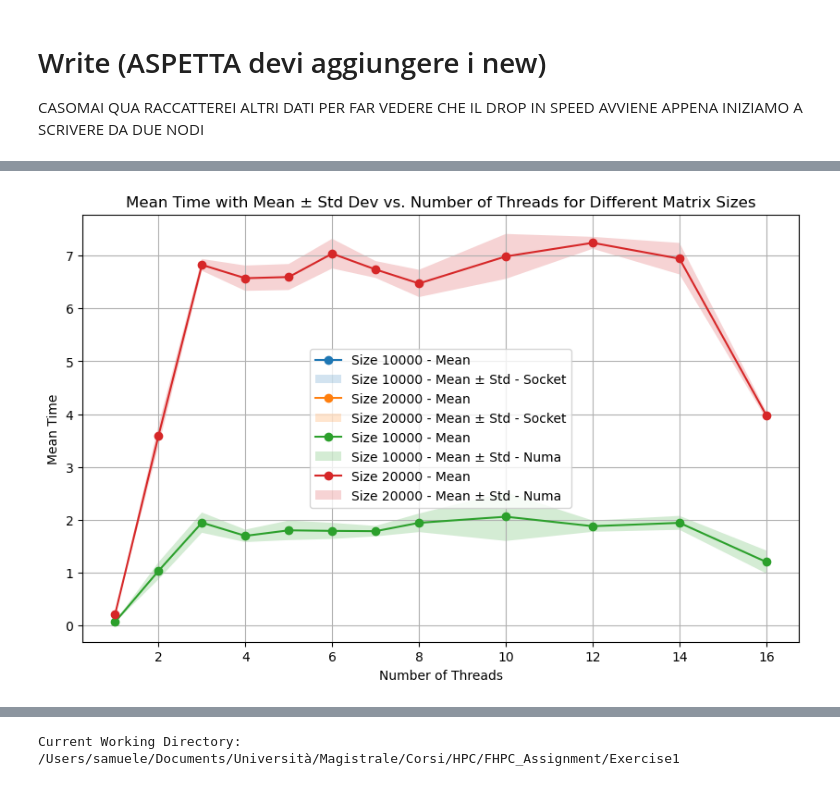
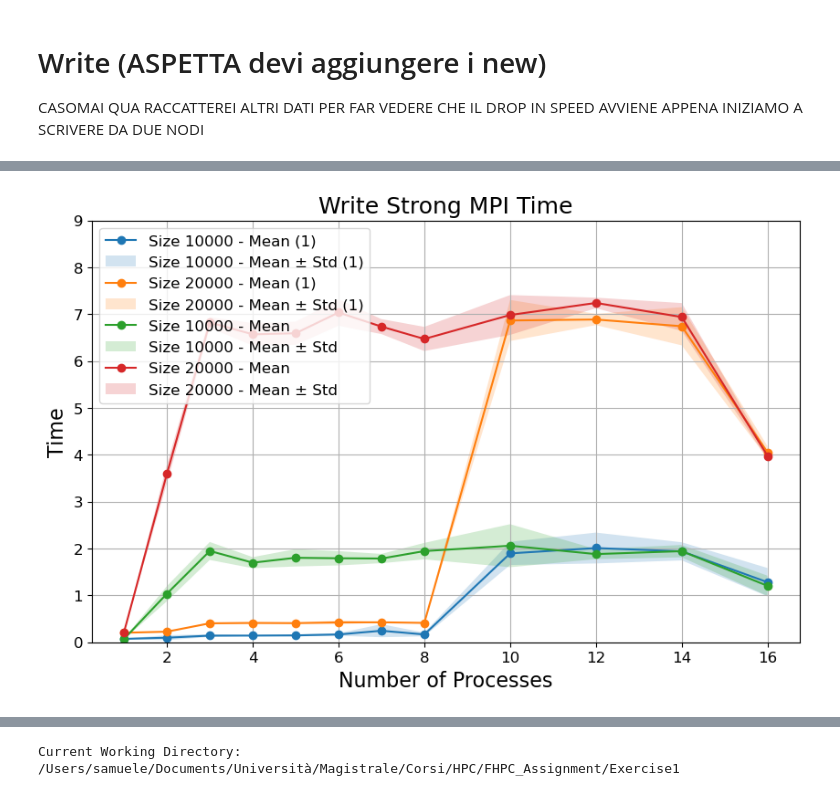
Before and after one commit to SDavenia/FHPC_Assignment, a Jupyter notebook: Exercise1/analysis1.ipynb, the cells around one changed output, grey strips where cells are left out. Drawn from its saved outputs; the diff is of its cells as text; code cells hidden in the pictures.

```diff
--- a/Exercise1/analysis1.ipynb
+++ b/Exercise1/analysis1.ipynb
@@ -816,7 +830,10 @@ CASOMAI QUA RACCATTEREI ALTRI DATI PER FAR VEDERE CHE IL DROP IN SPEED AVVIENE A
 # %%
 df_initialize_write = df[df['section']=='initialization_write']
 
-grouped_df_initialize_write = df_initialize_write.groupby(['size', 'processes', 'type'])['time'].agg(['mean', 'std']).reset_index()
+grouped_df_initialize_write = df_initialize_write.groupby(['size', 'processes', 'type', 'new'])['time'].agg(['mean', 'std']).reset_index()
 grouped_df_initialize_write = grouped_df_initialize_write.rename(columns={'mean': 'mean_time', 'std': 'std_time'})
-grouped_df_initialize_write = grouped_df_initialize_write.groupby('size', group_keys=False).apply(calculate_speedup).reset_index(drop=True)
-grouped_df_initialize_write
+grouped_df_initialize_write_new = grouped_df_initialize_write[grouped_df_initialize_write['new']=='yes']
+grouped_df_initialize_write_new = grouped_df_initialize_write_new.groupby('size', group_keys=False).apply(calculate_speedup).reset_index(drop=True)
+
+grouped_df_initialize_write_old = grouped_df_initialize_write[grouped_df_initialize_write['new']=='no']
+grouped_df_initialize_write_old = grouped_df_initialize_write_old.groupby('size', group_keys=False).apply(calculate_speedup).reset_index(drop=True)
@@ -841,50 +840,56 @@ grouped_df_initialize_write
 # %%
-import pandas as pd
-import matplotlib.pyplot as plt
+# Separate the DataFrame into subsets based on size
+df_10000_new = grouped_df_initialize_write_new[(grouped_df_initialize_write_new['size'] == 10000)]
+df_20000_new= grouped_df_initialize_write_new[(grouped_df_initialize_write_new['size'] == 20000)]
 
-# Assuming you already have your DataFrame, let's call it 'df'
-
-# Separate the DataFrame into two subsets based on size
-
-# Separate the DataFrame into two subsets based on size
-df_10000_socket = grouped_df_initialize_write[(grouped_df_initialize_write['size'] == 10000) & (grouped_df_initialize_write['type'] == 'socket')]
-df_20000_socket = grouped_df_initialize_write[(grouped_df_initialize_write['size'] == 20000) & (grouped_df_initialize_write['type'] == 'socket')]
-
-df_10000_numa = grouped_df_initialize_write[(grouped_df_initialize_write['size'] == 10000) & (grouped_df_initialize_write['type'] == 'numa')]
-df_20000_numa = grouped_df_initialize_write[(grouped_df_initialize_write['size'] == 20000) & (grouped_df_initialize_write['type'] == 'numa')]
-
+df_10000_old = grouped_df_initialize_write_old[(grouped_df_initialize_write_old['size'] == 10000)]
+df_20000_old= grouped_df_initialize_write_old[(grouped_df_initialize_write_old['size'] == 20000)]
 # Create the plot
 plt.figure(figsize=(10, 6))
 
 # Plot for size 10000
-plt.plot(df_10000_socket['processes'], df_10000_socket['mean_time'], label='Size 10000 - Mean', marker='o')
-plt.fill_between(df_10000_socket['processes'], df_10000_socket['mean_time'] - df_10000_socket['std_time'], df_10000_socket['mean_time'] + df_10000_socket['std_time'], alpha=0.2, label='Size 10000 - Mean ± Std - Socket')
+#plt.plot(df_10000_socket['processes'], df_10000_socket['mean_time'], label='Size 10000 - Mean', marker='o')
+#plt.fill_between(df_10000_socket['processes'], df_10000_socket['mean_time'] - df_10000_socket['std_time'], df_10000_socket['mean_time'] + df_10000_socket['std_time'], alpha=0.2, label='Size 10000 - Mean ± Std - Socket')
 
 # Plot for size 20000
-plt.plot(df_20000_socket['processes'], df_20000_socket['mean_time'], label='Size 20000 - Mean', marker='o')
-plt.fill_between(df_20000_socket['processes'], df_20000_socket['mean_time'] - df_20000_socket['std_time'], df_20000_socket['mean_time'] + df_20000_socket['std_time'], alpha=0.2, label='Size 20000 - Mean ± Std - Socket')
+#plt.plot(df_20000_socket['processes'], df_20000_socket['mean_time'], label='Size 20000 - Mean', marker='o')
+#plt.fill_between(df_20000_socket['processes'], df_20000_socket['mean_time'] - df_20000_socket['std_time'], df_20000_socket['mean_time'] + df_20000_socket['std_time'], alpha=0.2, label='Size 20000 - Mean ± Std - Socket')
 
 # Plot for size 10000
-plt.plot(df_10000_numa['processes'], df_10000_numa['mean_time'], label='Size 10000 - Mean', marker='o')
-plt.fill_between(df_10000_numa['processes'], df_10000_numa['mean_time'] - df_10000_numa['std_time'], df_10000_numa['mean_time'] + df_10000_numa['std_time'], alpha=0.2, label='Size 10000 - Mean ± Std - Numa')
+plt.plot(df_10000_new['processes'], df_10000_new['mean_time'], label='Size 10000 - Mean (1)', marker='o')
+plt.fill_between(df_10000_new['processes'], df_10000_new['mean_time'] - df_10000_new['std_time'], df_10000_new['mean_time'] + df_10000_new['std_time'], alpha=0.2, label='Size 10000 - Mean ± Std (1)')
 
 # Plot for size 20000
-plt.plot(df_20000_numa['processes'], df_20000_numa['mean_time'], label='Size 20000 - Mean', marker='o')
-plt.fill_between(df_20000_numa['processes'], df_20000_numa['mean_time'] - df_20000_numa['std_time'], df_20000_numa['mean_time'] + df_20000_numa['std_time'], alpha=0.2, label='Size 20000 - Mean ± Std - Numa')
+plt.plot(df_20000_new['processes'], df_20000_new['mean_time'], label='Size 20000 - Mean (1)', marker='o')
+plt.fill_between(df_20000_new['processes'], df_20000_new['mean_time'] - df_20000_new['std_time'], df_20000_new['mean_time'] + df_20000_new['std_time'], alpha=0.2, label='Size 20000 - Mean ± Std (1)')
+
+
+# Plot for size 10000
+plt.plot(df_10000_old['processes'], df_10000_old['mean_time'], label='Size 10000 - Mean', marker='o')
+plt.fill_between(df_10000_old['processes'], df_10000_old['mean_time'] - df_10000_old['std_time'], df_10000_old['mean_time'] + df_10000_old['std_time'], alpha=0.2, label='Size 10000 - Mean ± Std')
+
+# Plot for size 20000
+plt.plot(df_20000_old['processes'], df_20000_old['mean_time'], label='Size 20000 - Mean', marker='o')
+plt.fill_between(df_20000_old['processes'], df_20000_old['mean_time'] - df_20000_old['std_time'], df_20000_old['mean_time'] + df_20000_old['std_time'], alpha=0.2, label='Size 20000 - Mean ± Std')
+
 
 # Add labels and title
-plt.xlabel('Number of Threads')
-plt.ylabel('Mean Time')
-plt.title('Mean Time with Mean ± Std Dev vs. Number of Threads for Different Matrix Sizes')
+plt.xlabel('Number of Processes', fontsize = 16)
+plt.ylabel('Time', fontsize = 16)
+plt.title('Write Strong MPI Time', fontsize = 18)
+
+plt.xticks(fontsize=12)
+plt.yticks(fontsize=12)
 
 # Add legend
-plt.legend()
+plt.legend(loc = 'upper left', fontsize=12)
+plt.ylim([0, 9])
 
 # Show the plot
 plt.grid()
 plt.show()
 # %% [output]
-[figure, old version]
+[figure, new version]
 # %%
 plt.figure(figsize=(10, 6))
 
```
Also changed, not shown: parts of 24 cells of this notebook, 4 other files.
